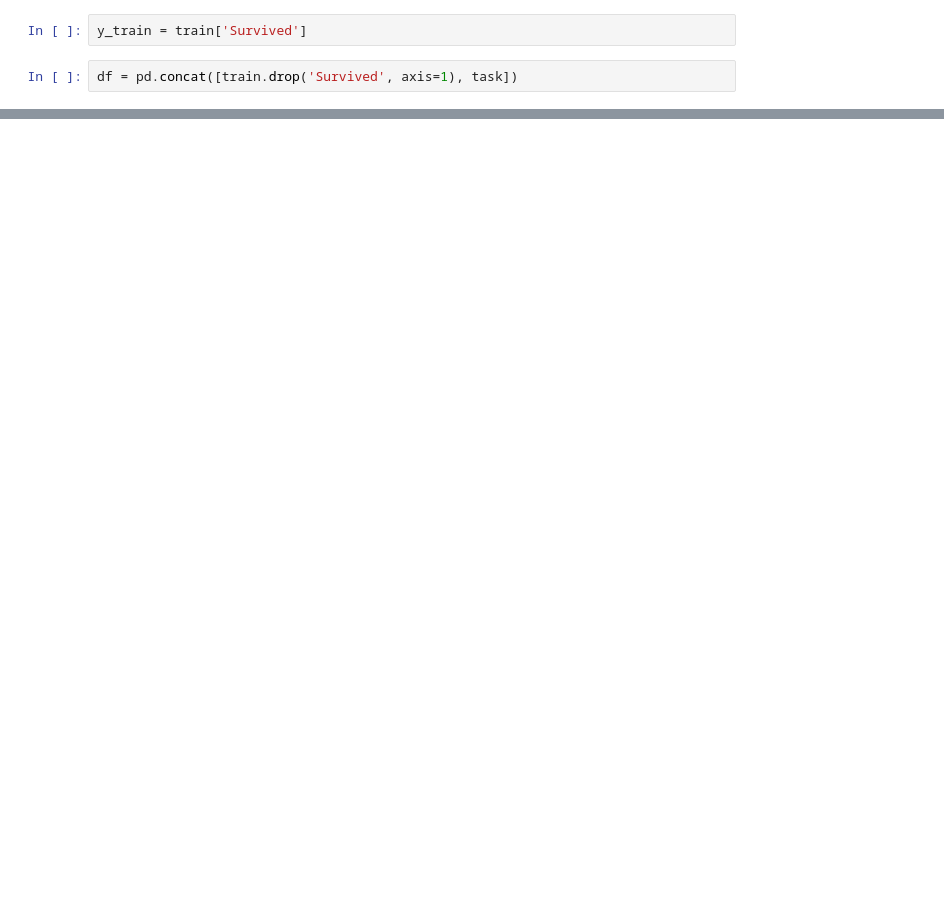
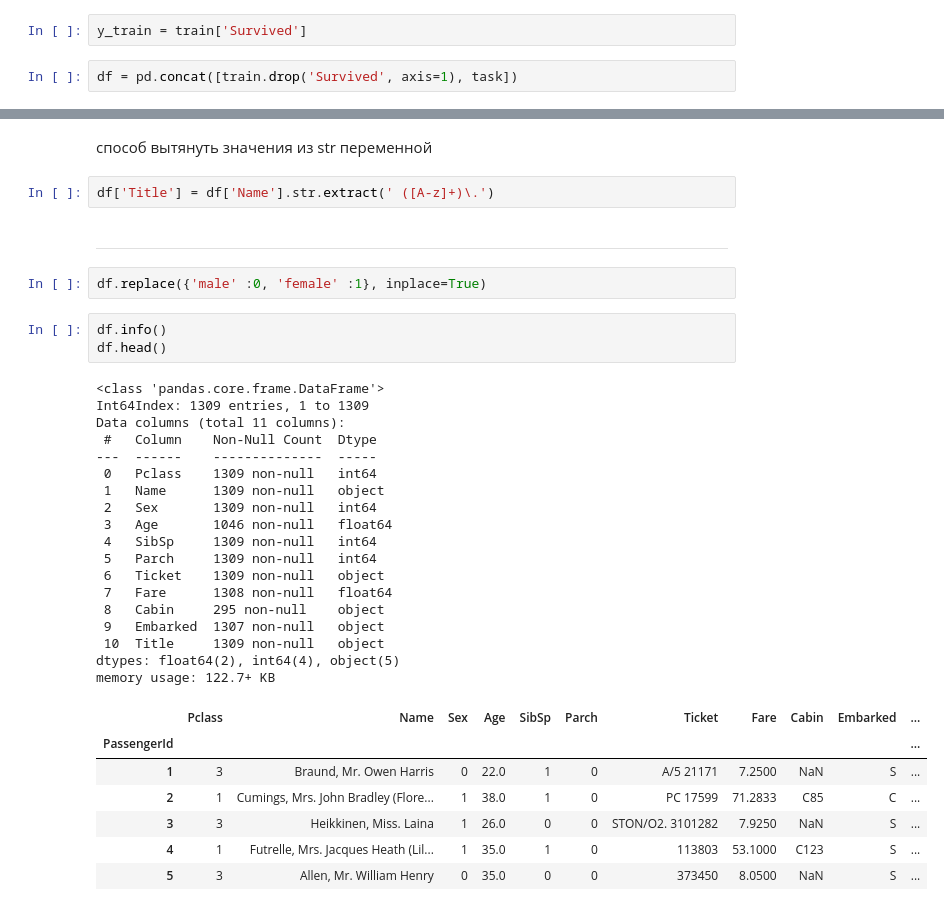
Before and after one commit to warshtayner/Kaggle_Titanic, a Jupyter notebook: version_4.ipynb, the cells around one changed output, grey strips where cells are left out. Saved outputs shown, nothing was run; the diff lists cells and outputs as text; blank space fills up the shorter version.

```diff
--- a/version_4.ipynb
+++ b/version_4.ipynb
@@ -55,0 +106,37 @@ df = pd.concat([train.drop('Survived', axis=1), task])
+# %% [markdown]
+способ вытянуть значения из str переменной
+# %%
+df['Title'] = df['Name'].str.extract(' ([A-z]+)\.')
+# %% [markdown]
+---
+# %%
+df.replace({'male' :0, 'female' :1}, inplace=True)
+# %%
+df.info()
+df.head()
+# %% [output]
+<class 'pandas.core.frame.DataFrame'>
+Int64Index: 1309 entries, 1 to 1309
+Data columns (total 11 columns):
+ #   Column    Non-Null Count  Dtype
+---  ------    --------------  -----
+ 0   Pclass    1309 non-null   int64
+ 1   Name      1309 non-null   object
+ 2   Sex       1309 non-null   int64
+ 3   Age       1046 non-null   float64
+ 4   SibSp     1309 non-null   int64
+ 5   Parch     1309 non-null   int64
+ 6   Ticket    1309 non-null   object
+ 7   Fare      1308 non-null   float64
+ 8   Cabin     295 non-null    object
+ 9   Embarked  1307 non-null   object
+ 10  Title     1309 non-null   object
+dtypes: float64(2), int64(4), object(5)
+memory usage: 122.7+ KB
+|  | Pclass | Name | Sex | Age | SibSp | Parch | Ticket | Fare | Cabin | Embarked | ... |
+| PassengerId |  |  |  |  |  |  |  |  |  |  | ... |
+| 1 | 3 | Braund, Mr. Owen Harris | 0 | 22.0 | 1 | 0 | A/5 21171 | 7.2500 | NaN | S | ... |
+| 2 | 1 | Cumings, Mrs. John Bradley (Flore... | 1 | 38.0 | 1 | 0 | PC 17599 | 71.2833 | C85 | C | ... |
+| 3 | 3 | Heikkinen, Miss. Laina | 1 | 26.0 | 0 | 0 | STON/O2. 3101282 | 7.9250 | NaN | S | ... |
+| 4 | 1 | Futrelle, Mrs. Jacques Heath (Lil... | 1 | 35.0 | 1 | 0 | 113803 | 53.1000 | C123 | S | ... |
+| 5 | 3 | Allen, Mr. William Henry | 0 | 35.0 | 0 | 0 | 373450 | 8.0500 | NaN | S | ... |
```
Also changed, not shown: parts of 5 cells of this notebook, 1 other file.
